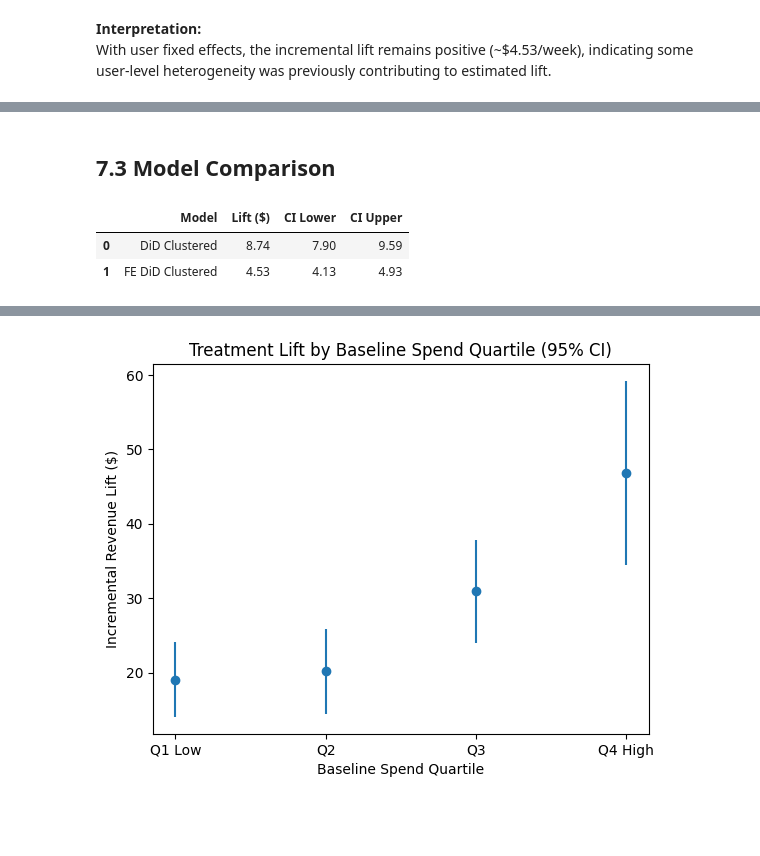
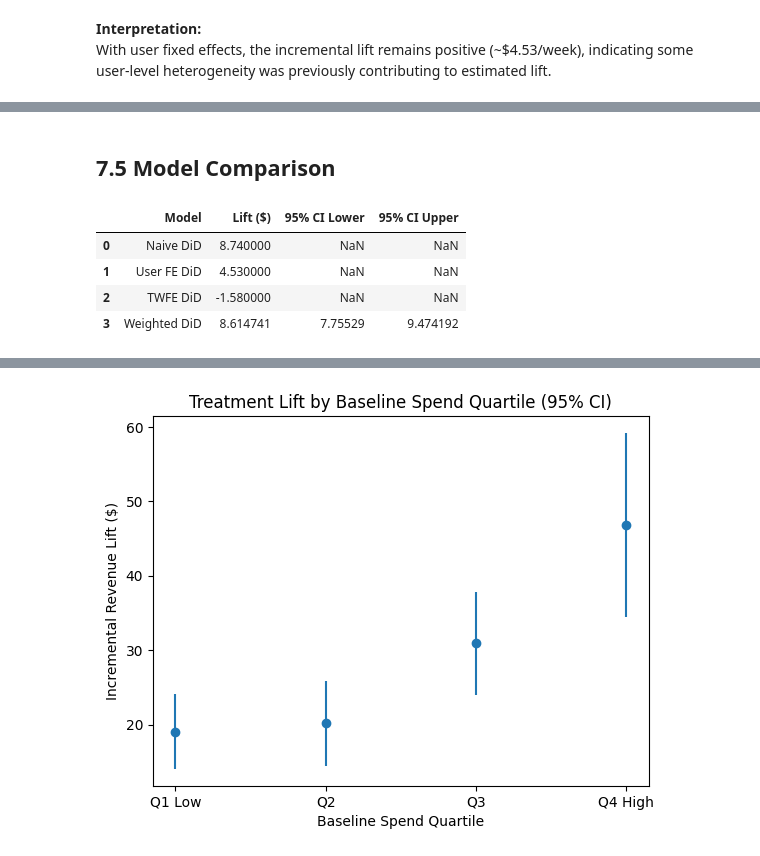
Before and after one commit to tcampayne/targeted-promotion-incrementality-experiment, a Jupyter notebook: analysis/02_inference.ipynb, the cells around one changed output, grey strips where cells are left out. Drawn from its saved outputs; the diff is of its cells as text; code cells hidden in the pictures; blank space fills up the shorter version.

```diff
--- a/analysis/02_inference.ipynb
+++ b/analysis/02_inference.ipynb
@@ -297,0 +571,26 @@ Pre/post averages provide a limited parallel-trends sanity check (two time point
+# %%
+# inverse probability weights
+ps_df["weight"] = (
+    ps_df["treatment_flag"] / ps_df["propensity_score"] +
+    (1 - ps_df["treatment_flag"]) / (1 - ps_df["propensity_score"])
+)
+# %%
+panel_w = panel_df.merge(
+    ps_df[["user_id", "weight"]],
+    on="user_id",
+    how="left"
+)
+# %%
+import statsmodels.api as sm
+
+X_w = panel_w[["treatment_flag", "post", "interaction"]]
+X_w = sm.add_constant(X_w)
+y_w = panel_w["revenue_sim"]
+w = panel_w["weight"]
+
+did_weighted = sm.WLS(y_w, X_w, weights=w).fit(
+    cov_type="cluster",
+    cov_kwds={"groups": panel_w["user_id"]}
+)
+
+print(did_weighted.summary())
@@ -297,0 +615,8 @@ Pre/post averages provide a limited parallel-trends sanity check (two time point
+# %%
+coef = did_weighted.params["interaction"]
+se = did_weighted.bse["interaction"]
+
+ci_low = coef - 1.96 * se
+ci_high = coef + 1.96 * se
+
+print(f"Weighted DiD lift: ${coef:.2f} (95% CI: ${ci_low:.2f}, ${ci_high:.2f})")
@@ -345,18 +716,17 @@ With user fixed effects, the incremental lift remains positive (~$4.53/week), in
 # %% [markdown]
-## 7.3 Model Comparison
+## 7.5 Model Comparison
 # %%
-did_res = coef_line(did_cluster)
-fe_res = coef_line(fe_cluster)
-
 results_table = pd.DataFrame({
-    "Model": ["DiD Clustered", "FE DiD Clustered"],
-    "Lift ($)": [did_res["coef"], fe_res["coef"]],
-    "CI Lower": [did_res["ci_low"], fe_res["ci_low"]],
-    "CI Upper": [did_res["ci_high"], fe_res["ci_high"]],
+    "Model": ["Naive DiD", "User FE DiD", "TWFE DiD", "Weighted DiD"],
+    "Lift ($)": [8.74, 4.53, -1.58, coef],
+    "95% CI Lower": [np.nan, np.nan, np.nan, ci_low],
+    "95% CI Upper": [np.nan, np.nan, np.nan, ci_high],
 })
 
 results_table
 # %% [output]
-|  | Model | Lift ($) | CI Lower | CI Upper |
-| 0 | DiD Clustered | 8.74 | 7.90 | 9.59 |
-| 1 | FE DiD Clustered | 4.53 | 4.13 | 4.93 |
+|  | Model | Lift ($) | 95% CI Lower | 95% CI Upper |
+| 0 | Naive DiD | 8.740000 | NaN | NaN |
+| 1 | User FE DiD | 4.530000 | NaN | NaN |
+| 2 | TWFE DiD | -1.580000 | NaN | NaN |
+| 3 | Weighted DiD | 8.614741 | 7.75529 | 9.474192 |
```
Also changed, not shown: parts of 74 cells of this notebook, 4 other files.
